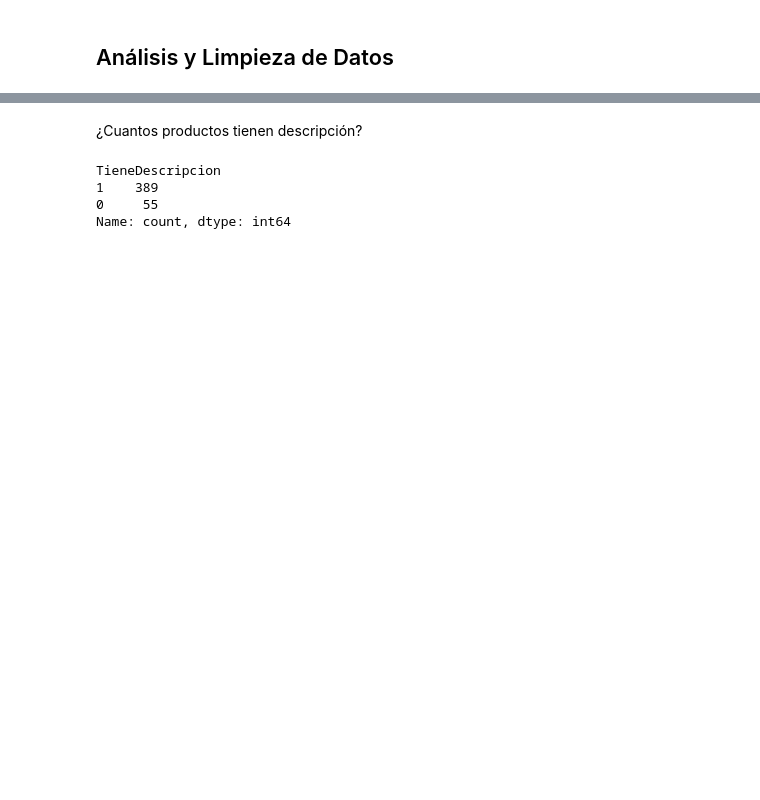
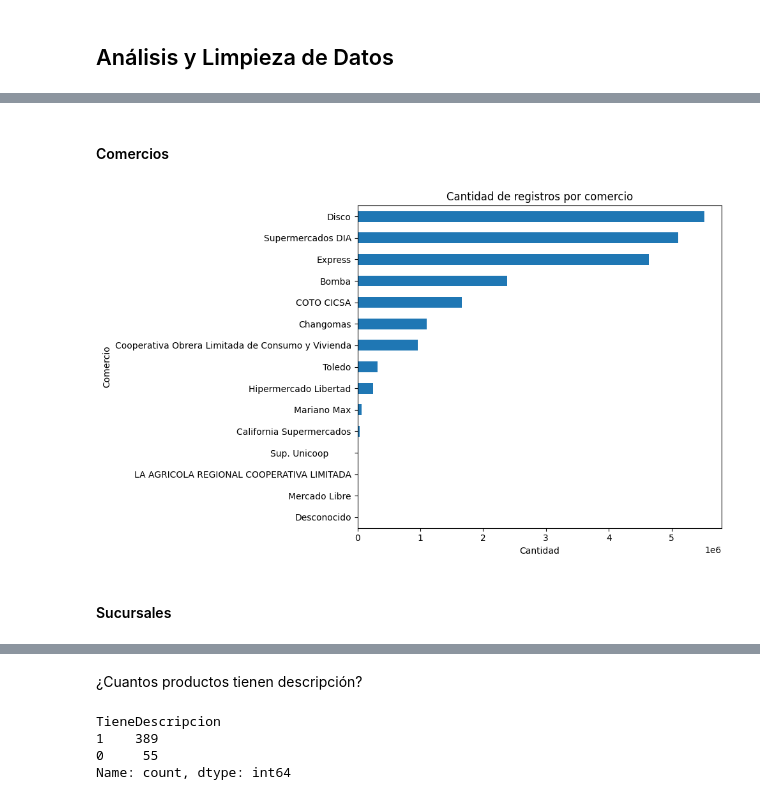
Before and after one commit to ferkrodriguez98/precios_claros, a Jupyter notebook: notebooks/EDA.ipynb, the cells around one changed output, grey strips where cells are left out. Cells and saved outputs as stored; diff of their text form; code cells hidden in the pictures; blank space fills up the shorter version.

```diff
--- a/notebooks/EDA.ipynb
+++ b/notebooks/EDA.ipynb
@@ -96,0 +146,18 @@ df.describe()
+# %% [markdown]
+#### Comercios
+# %%
+comercios_counts = df['nombre_comercio'].value_counts()
+comercios_counts = comercios_counts.sort_values(ascending=True)
+
+plt.figure(figsize=(10, 6))
+comercios_counts.plot(kind='barh')
+plt.title('Cantidad de registros por comercio')
+plt.xlabel('Cantidad')
+plt.ylabel('Comercio')
+plt.tight_layout()
+plt.grid(False)
+plt.show()
+# %% [output]
+[figure, added]
+# %% [markdown]
+#### Sucursales
```
Also changed, not shown: parts of 70 cells of this notebook.
